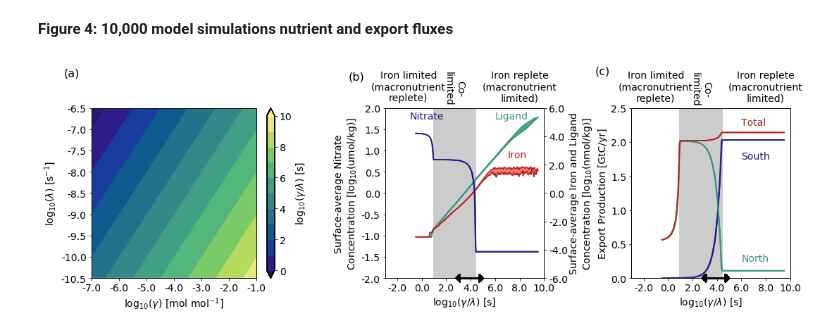
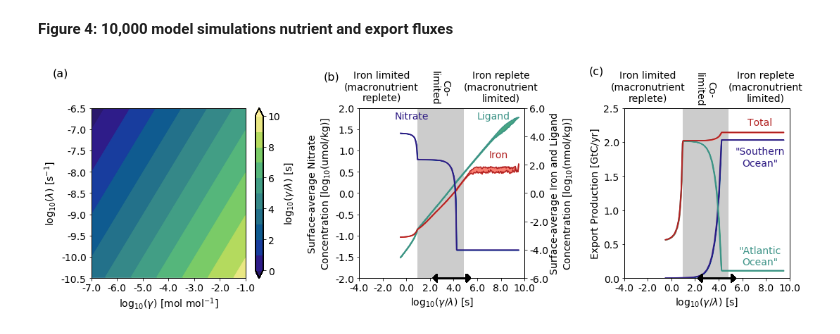
Before and after one commit to seamanticscience/Lauderdale_etal_2020_PNAS, a Jupyter notebook: boxmodel.ipynb, the cells around one changed output. Drawn from its saved outputs; the diff is of its cells as text; code cells hidden in the pictures.

```diff
--- a/boxmodel.ipynb
+++ b/boxmodel.ipynb
@@ -888,0 +94,6 @@ plt.show()
+# %%
+# Dust deposition in g Fe m-2 year-1
+dustdep=0.15
+# Hydrothermal vent input of 1 Gmol/yr (Tagliabue et al., 2010)
+# mol Fe/yr * g/mol * 1/area  == g Fe m-2 year-1....divide by 2.5e-3 because fe_sol is multiplied again within the box model.
+ventdep=(1e9*56)/(area[2]*0.0025)
@@ -888,0 +373,7 @@ plt.show()
+# %%
+mp.rcParams['xtick.labelsize'] = 14
+mp.rcParams['ytick.labelsize'] = 14
+
+len_xaxis,len_yaxis = 4,4 #fix here your numbers
+xspace, yspace = .9, .9 # change the size of the void border here.
+x_fig,y_fig = len_xaxis / xspace, len_yaxis / yspace
@@ -893,7 +490,7 @@ grid_gam   =   np.reshape(gamma,np.shape(grid_gamma))
 grid_lt    =1/(np.reshape(inv_lambda ,np.shape(grid_gamma))*3e7)
 grid_gaovla=   np.reshape(gamma_over_lambda,np.shape(grid_gamma))
 
-fig4, (f4ax1,f4ax2,f4ax3) = plt.subplots(figsize=(4*x_fig, y_fig),ncols=3,gridspec_kw={'width_ratios': [1.3, 1, 1]})
+fig4, (f4ax1,f4ax2,f4ax3) = plt.subplots(figsize=(4*x_fig, y_fig),ncols=3,gridspec_kw={'width_ratios': [1.4, 1.2, 1.2]})
 fig4.patch.set_facecolor('None')
 mycm = plt.cm.get_cmap(cm.cm.haline)
 
@@ -913,7 +510,7 @@ f4ax1.set_ylim(bottom=-10.5,top=-6.5)
 f4ax1.yaxis.set_ticks(np.arange(-10.5,-6,0.5))
 f4ax1.xaxis.set_major_formatter(FormatStrFormatter('%.1f'))
 f4ax1.yaxis.set_major_formatter(FormatStrFormatter('%.1f'))
-f4ax1.text(-8,-5.75,'(a)',fontsize=16)
+f4ax1.text(-8.5,-5.75,'(a)',fontsize=16)
 
 # Macronutrients
 f4ax2.plot(np.log10(gaovla_average),np.log10(np.maximum(nsurf_average-nsurf_spread,0.021)),color=mycm(10))
@@ -921,8 +518,8 @@ f4ax2.plot(np.log10(gaovla_average),np.log10(nsurf_average+nsurf_spread),color=m
 f4ax2.fill_between(np.log10(gaovla_average),np.log10(np.maximum(nsurf_average-nsurf_spread,0.021)),np.log10(nsurf_average+nsurf_spread),color=mycm(50))
 
 f4ax2.set_xlabel('log$_{10}(\gamma/\lambda)$ [s]',fontsize=14)
-f4ax2.set_xlim(left=-3,right=10)
-f4ax2.xaxis.set_ticks(np.arange(-2,12,2))
+f4ax2.set_xlim(left=-4,right=10)
+f4ax2.xaxis.set_ticks(np.arange(-4,12,2))
 f4ax2.xaxis.set_major_formatter(FormatStrFormatter('%.1f'))
 f4ax2.yaxis.set_major_formatter(FormatStrFormatter('%.1f'))
 f4ax2.set_ylim(bottom=-2,top=2)
@@ -962,12 +559,12 @@ f4ax2a.patch.set_visible(True)
 f4ax2.patch.set_visible(False)
 
 # Labels
-f4ax2a.text(-6,np.max(f4ax2a.get_ylim())+2.0,'(b)',fontsize=16)
+f4ax2a.text(-7,np.max(f4ax2a.get_ylim())+2.0,'(b)',fontsize=16)
 f4ax2a.text(7,np.max(f4ax2a.get_ylim())-3.5,'Iron',color='firebrick',fontsize=14)
 f4ax2a.text(6,np.max(f4ax2a.get_ylim())-.75,'Ligand',color=mycm(128),fontsize=14)
 f4ax2a.text(8,np.max(f4ax2a.get_ylim())+.5,'Iron replete\n(macronutrient\nlimited)',horizontalalignment='center',fontsize=14)
-f4ax2a.text((colimits[1]+colimits[0])/2,np.max(f4ax2a.get_ylim())+1.25,'Co-\nlimited',rotation=-90,horizontalalignment='center',fontsize=14)
-f4ax2a.text(-1.1,np.max(f4ax2a.get_ylim())+.5,'Iron limited\n(macronutrient\nreplete)',horizontalalignment='center',fontsize=14)
+f4ax2a.text((colimits[1]+colimits[0])/2,np.max(f4ax2a.get_ylim())+1.3,'Co-\nlimited',rotation=-90,horizontalalignment='center',fontsize=14)
+f4ax2a.text(-2.1,np.max(f4ax2a.get_ylim())+.5,'Iron limited\n(macronutrient\nreplete)',horizontalalignment='center',fontsize=14)
 
 # Plot data-based constraint of gamma/lambda
 f4ax2a.annotate(s='', xy=(np.max(data_goverl),np.min(f4ax2a.get_ylim())), xytext=(np.min(data_goverl),np.min(f4ax2a.get_ylim())), arrowprops=dict(color='black',arrowstyle='<|-|>,head_width=0.5,head_length=0.5', shrinkA=0, shrinkB=0, linewidth=2))
@@ -978,40 +575,47 @@ f4ax3.plot(np.log10(gaovla_average),exp1_average+exp1_spread,color=mycm(10),labe
 f4ax3.fill_between(np.log10(gaovla_average),(exp1_average-exp1_spread),(exp1_average+exp1_spread),color=mycm(50))
 
 f4ax3.plot(np.log10(gaovla_average),exp2_average-exp2_spread,color=mycm(128))
 f4ax3.plot(np.log10(gaovla_average),exp2_average+exp2_spread,color=mycm(128),label="Northern")
 f4ax3.fill_between(np.log10(gaovla_average),(exp2_average-exp2_spread),(exp2_average+exp2_spread),color=mycm(150))
 
 f4ax3.plot(np.log10(gaovla_average),exp_average-exp_spread,'firebrick')
-f4ax3.plot(np.log10(gaovla_average),exp_average+exp_spread,'firebrick',label="Northern")
+f4ax3.plot(np.log10(gaovla_average),exp_average+exp_spread,'firebrick',label="Total")
 f4ax3.fill_between(np.log10(gaovla_average),(exp_average-exp_spread),(exp_average+exp_spread),color='salmon')
 
 # Change plot appearence
 f4ax3.set_ylabel('Export Production [GtC/yr]',fontsize=14)
 f4ax3.set_xlabel('log$_{10}$($\gamma/\lambda$) [s]',fontsize=14)
-f4ax3.set_xlim(left=-3,right=10)
-f4ax3.xaxis.set_ticks(np.arange(-2,12,2))
+f4ax3.set_xlim(left=-4,right=10)
+f4ax3.xaxis.set_ticks(np.arange(-4,12,2))
 f4ax3.set_ylim(bottom=0.0,top=2.5)
 f4ax3.xaxis.set_major_formatter(FormatStrFormatter('%.1f'))
 f4ax3.yaxis.set_major_formatter(FormatStrFormatter('%.1f'))
 
 # Plot data-based constraint of gamma/lambda
 f4ax3.annotate(s='', xy=(np.max(data_goverl),np.min(f4ax3.get_ylim())), xytext=(np.min(data_goverl),np.min(f4ax3.get_ylim())), arrowprops=dict(color='black',arrowstyle='<|-|>,head_width=0.5,head_length=0.5', shrinkA=0, shrinkB=0, linewidth=2))
 
-f4ax3.text(-6,np.max(f4ax3.get_ylim())+0.5,'(c)',fontsize=16)
-f4ax3.text(6,2.25,'Total',color='firebrick',fontsize=14)
-f4ax3.text(6,1.75,'South',color=mycm(10),fontsize=14)
-f4ax3.text(6,0.25,'North',color=mycm(128),fontsize=14)
+f4ax3.text(-7,np.max(f4ax3.get_ylim())+0.5,'(c)',fontsize=16)
+f4ax3.text(7.5,2.25,'Total',color='firebrick',horizontalalignment='center',fontsize=14)
+f4ax3.text(7.5,1.65,'\"Southern\nOcean\"',color=mycm(10),horizontalalignment='center',fontsize=14)
+f4ax3.text(7.5,0.2,'\"Atlantic\nOcean\"',color=mycm(128),horizontalalignment='center',fontsize=14)
 f4ax3.text(8,1.04*np.max(f4ax3.get_ylim()),'Iron replete\n(macronutrient\nlimited)',horizontalalignment='center',fontsize=14)
 f4ax3.text((colimits[1]+colimits[0])/2,1.1*np.max(f4ax3.get_ylim()),'Co-\nlimited',rotation=-90,horizontalalignment='center',fontsize=14)
-f4ax3.text(-1,1.04*np.max(f4ax3.get_ylim()),'Iron limited\n(macronutrient\nreplete)',horizontalalignment='center',fontsize=14)
+f4ax3.text(-2,1.04*np.max(f4ax3.get_ylim()),'Iron limited\n(macronutrient\nreplete)',horizontalalignment='center',fontsize=14)
 
 # Co limitation zone
 f4ax3.fill_between((colimits[0],colimits[1]),
                   np.min(f4ax3.get_ylim()), np.max(f4ax3.get_ylim()),color='#cccccc',zorder=-1)
 
 # Can adjust the subplot size
 plt.subplots_adjust(wspace=0.5)
+
+# Manuallly move fig (b) left a bit
+pos = f4ax2.get_position().bounds
+tmp=pos[0]-0.075*pos[2]
+f4ax2.set_position([tmp,pos[1],pos[2],pos[3]])
+
 plt.show()
-#fig4.savefig('ensemble_nutrients_export_plot.pdf',format='pdf',facecolor=fig4.get_facecolor(), edgecolor='none',bbox_inches='tight')
+fig4.savefig('ensemble_nutrients_export_plot.'+figfmt,format=figfmt,facecolor=fig4.get_facecolor(), edgecolor='none',bbox_inches='tight')
+plt.close()
 # %% [output]
-[figure, old version]
+[figure, new version]
```
Also changed, not shown: parts of 45 cells of this notebook, 11 other files.
